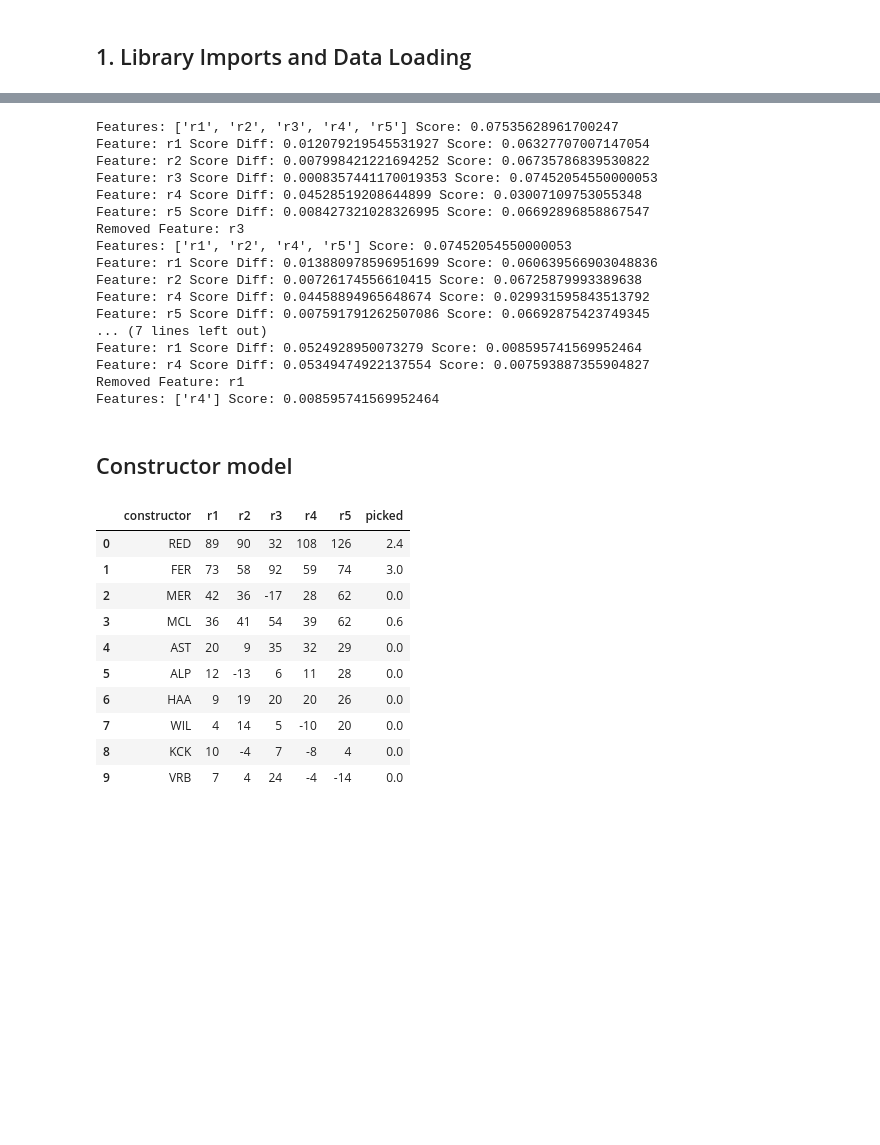
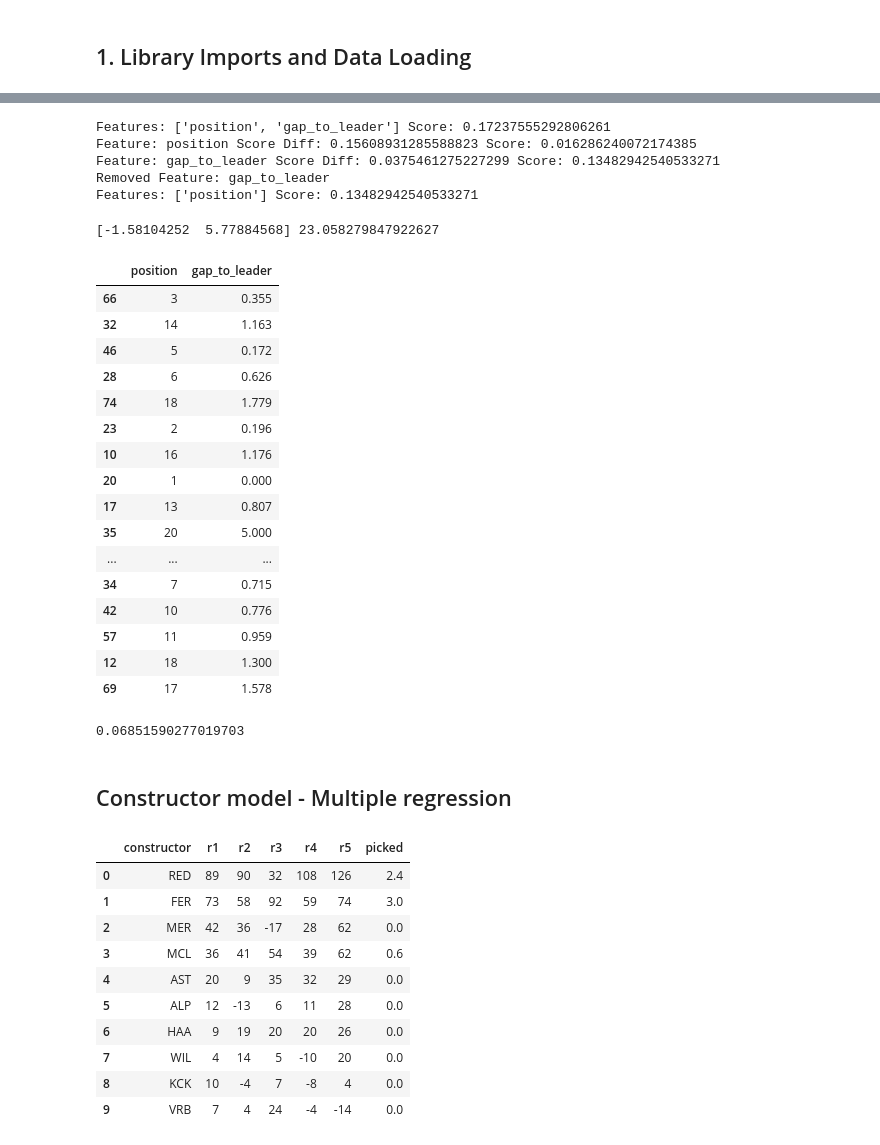
Before and after one commit to ldhaliwal/F1FantasyTeamOptimizer, a Jupyter notebook: model.ipynb, the cells around one changed output, grey strips where cells are left out. Drawn from its saved outputs; the diff is of its cells as text; code cells hidden in the pictures; blank space fills up the shorter version.

```diff
--- a/model.ipynb
+++ b/model.ipynb
@@ -51,7 +47,7 @@ fig.tight_layout()
 # %%
 # Create the model with everything first
-selected_features = ["r1", "r2", "r3", "r4", "r5"]
-y_train = driver_df["picked"]
+selected_features = ['position', 'gap_to_leader']
+y_train = driver_df["fantasy_points"]
 
 # Initialize the model
 model = LinearRegression()
@@ -99,20 +95,45 @@ initial_score = model.score(X_train, y_train)
 
 print("Features:", selected_features, "Score:", initial_score)
 # %% [output]
-Features: ['r1', 'r2', 'r3', 'r4', 'r5'] Score: 0.07535628961700247
-Feature: r1 Score Diff: 0.012079219545531927 Score: 0.06327707007147054
-Feature: r2 Score Diff: 0.007998421221694252 Score: 0.06735786839530822
-Feature: r3 Score Diff: 0.0008357441170019353 Score: 0.07452054550000053
-Feature: r4 Score Diff: 0.04528519208644899 Score: 0.03007109753055348
-Feature: r5 Score Diff: 0.008427321028326995 Score: 0.06692896858867547
-Removed Feature: r3
-Features: ['r1', 'r2', 'r4', 'r5'] Score: 0.07452054550000053
-Feature: r1 Score Diff: 0.013880978596951699 Score: 0.060639566903048836
-Feature: r2 Score Diff: 0.00726174556610415 Score: 0.06725879993389638
-Feature: r4 Score Diff: 0.04458894965648674 Score: 0.029931595843513792
-Feature: r5 Score Diff: 0.007591791262507086 Score: 0.06692875423749345
-... (7 lines left out)
-Feature: r1 Score Diff: 0.0524928950073279 Score: 0.008595741569952464
-Feature: r4 Score Diff: 0.05349474922137554 Score: 0.007593887355904827
-Removed Feature: r1
-Features: ['r4'] Score: 0.008595741569952464
+Features: ['position', 'gap_to_leader'] Score: 0.17237555292806261
+Feature: position Score Diff: 0.15608931285588823 Score: 0.016286240072174385
+Feature: gap_to_leader Score Diff: 0.0375461275227299 Score: 0.13482942540533271
+Removed Feature: gap_to_leader
+Features: ['position'] Score: 0.13482942540533271
+# %%
+# Extract Data
+X = driver_df[['position', 'gap_to_leader']]
+y = driver_df["fantasy_points"]
+
+# split into training and test data
+X_train, X_test, y_train, y_test = train_test_split(X, y, test_size=0.2, random_state=5)
+
+# Create the model
+model = LinearRegression()
+
+# Train the model
+model = model.fit(X_train, y_train)
+
+print(model.coef_, model.intercept_)
+# %% [output]
+[-1.58104252  5.77884568] 23.058279847922627
+# %%
+X_test
+# %% [output]
+|  | position | gap_to_leader |
+| 66 | 3 | 0.355 |
+| 32 | 14 | 1.163 |
+| 46 | 5 | 0.172 |
+| 28 | 6 | 0.626 |
+| 74 | 18 | 1.779 |
+| 23 | 2 | 0.196 |
+| 10 | 16 | 1.176 |
+| 20 | 1 | 0.000 |
+| 17 | 13 | 0.807 |
+| 35 | 20 | 5.000 |
+| ... | ... | ... |
+| 34 | 7 | 0.715 |
+| 42 | 10 | 0.776 |
+| 57 | 11 | 0.959 |
+| 12 | 18 | 1.300 |
+| 69 | 17 | 1.578 |
@@ -119,5 +143,9 @@ Features: ['r4'] Score: 0.008595741569952464
+# %%
+model.score(X_test, y_test)
+# %% [output]
+0.06851590277019703
 # %% [markdown]
-## Constructor model
+## Constructor model - Multiple regression
 # %%
 constructor_df = pd.read_csv("data/constructor_data_v2.csv")
 # %%
```
Also changed, not shown: parts of 14 cells of this notebook, 5 other files.
